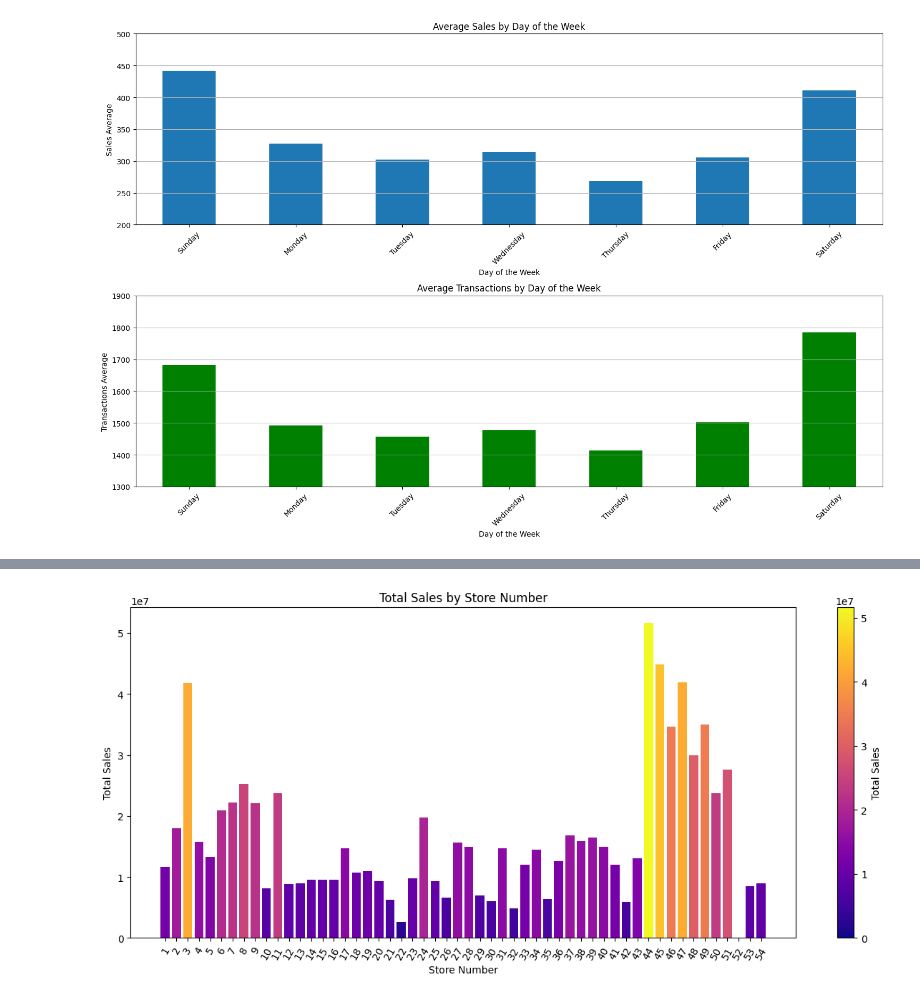
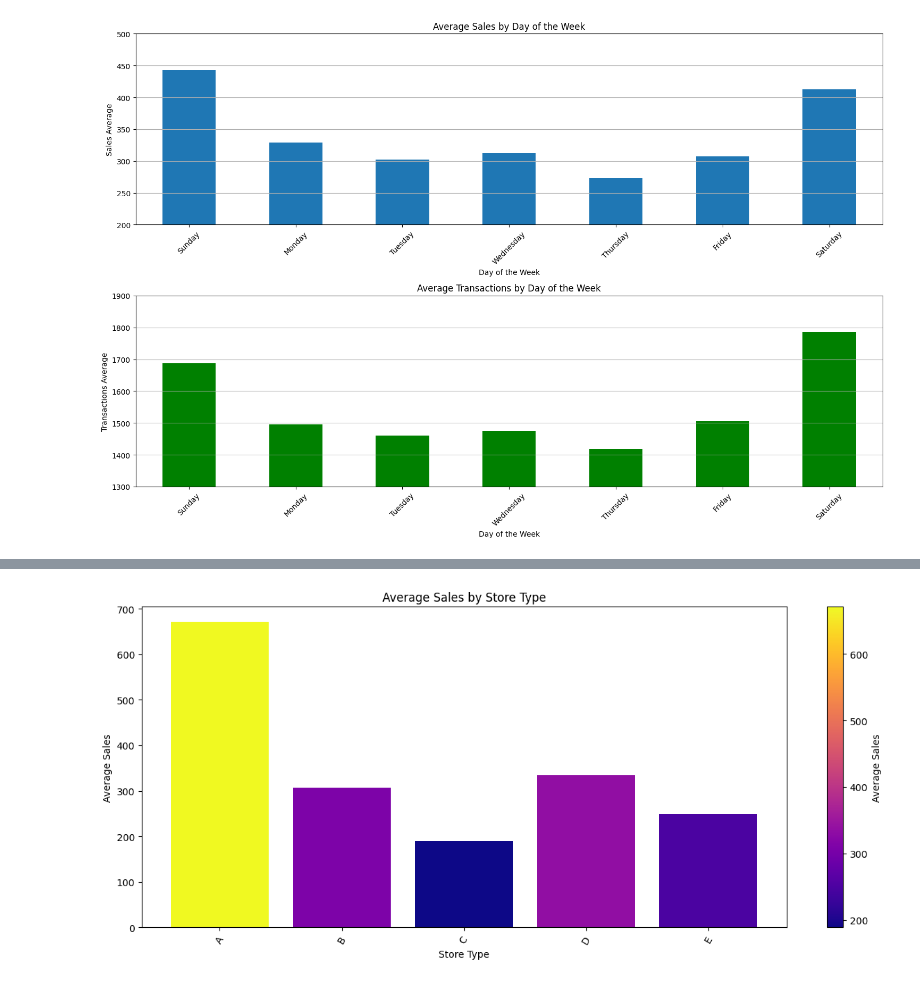
Before and after one commit to Ribeiro-Victor/coc602-data-mining, a Jupyter notebook: task_02/store_sales.ipynb, the cells around one changed output, grey strips where cells are left out. Drawn from its saved outputs; the diff is of its cells as text; code cells hidden in the pictures.

```diff
--- a/task_02/store_sales.ipynb
+++ b/task_02/store_sales.ipynb
@@ -57,0 +119,3 @@ test_dataset
+# %%
+oil_df.fillna(method='backfill', inplace=True)
+show_missing_values({'Oil': oil_df})
@@ -57,0 +158,4 @@ test_dataset
+# %%
+oil_df_concat = oil_df_concat.sort_values(by='date').reset_index(drop=True)
+oil_df = oil_df_concat.fillna(method='backfill')
+show_missing_values({'Oil': oil_df})
@@ -57,0 +173,7 @@ test_dataset
+# %%
+merged = original_train_dataset.merge(stores_df, on='store_nbr', how='left')
+merged = merged.merge(oil_df, on='date', how='left')
+merged = merged.merge(holiday_df, on='date', how='left')
+merged.fillna('No holiday', inplace=True)
+
+merged
@@ -58,3 +217,6 @@ test_dataset
+# %%
+cutoff_date = pd.to_datetime('2017-01-01')
+train_dataset = merged[merged['date'] < cutoff_date].copy()
 # %%
 submission_test_dataset = pd.read_csv('data/test.csv')
 submission_test_dataset['date'] = pd.to_datetime(submission_test_dataset['date'])
@@ -242,20 +403,20 @@ plt.show()
 # %%
-sales_by_store = train_dataset.groupby('store_nbr')['sales'].sum().reset_index()
-sales_by_store = sales_by_store.sort_values('store_nbr')
-norm = plt.Normalize(sales_by_store['sales'].min(), sales_by_store['sales'].max())
+sales_by_store_type = train_dataset.groupby('store_type')['sales'].mean().reset_index()
+sales_by_store_type = sales_by_store_type.sort_values('store_type')
+norm = plt.Normalize(sales_by_store_type['sales'].min(), sales_by_store_type['sales'].max())
 
 fig, ax = plt.subplots(figsize=(15, 6))
-bars = ax.bar(sales_by_store['store_nbr'], sales_by_store['sales'], color=plt.cm.plasma(norm(sales_by_store['sales'])))
-ax.set_xticks(sales_by_store['store_nbr'])
-ax.set_xticklabels(sales_by_store['store_nbr'], rotation=60)
-plt.title('Total Sales by Store Number')
-plt.xlabel('Store Number')
-plt.ylabel('Total Sales')
+bars = ax.bar(sales_by_store_type['store_type'], sales_by_store_type['sales'], color=plt.cm.plasma(norm(sales_by_store_type['sales'])))
+ax.set_xticks(sales_by_store_type['store_type'])
+ax.set_xticklabels(sales_by_store_type['store_type'], rotation=60)
+plt.title('Average Sales by Store Type')
+plt.xlabel('Store Type')
+plt.ylabel('Average Sales')
 
 cax, _ = plt.cm.ScalarMappable(cmap="plasma", norm=norm), ax
 cbar = fig.colorbar(cax, ax=ax)
-cbar.set_label('Total Sales')
+cbar.set_label('Average Sales')
 
 plt.show()
 # %% [output]
-[figure, old version]
+[figure, new version]
```
Also changed, not shown: parts of 39 cells of this notebook.
